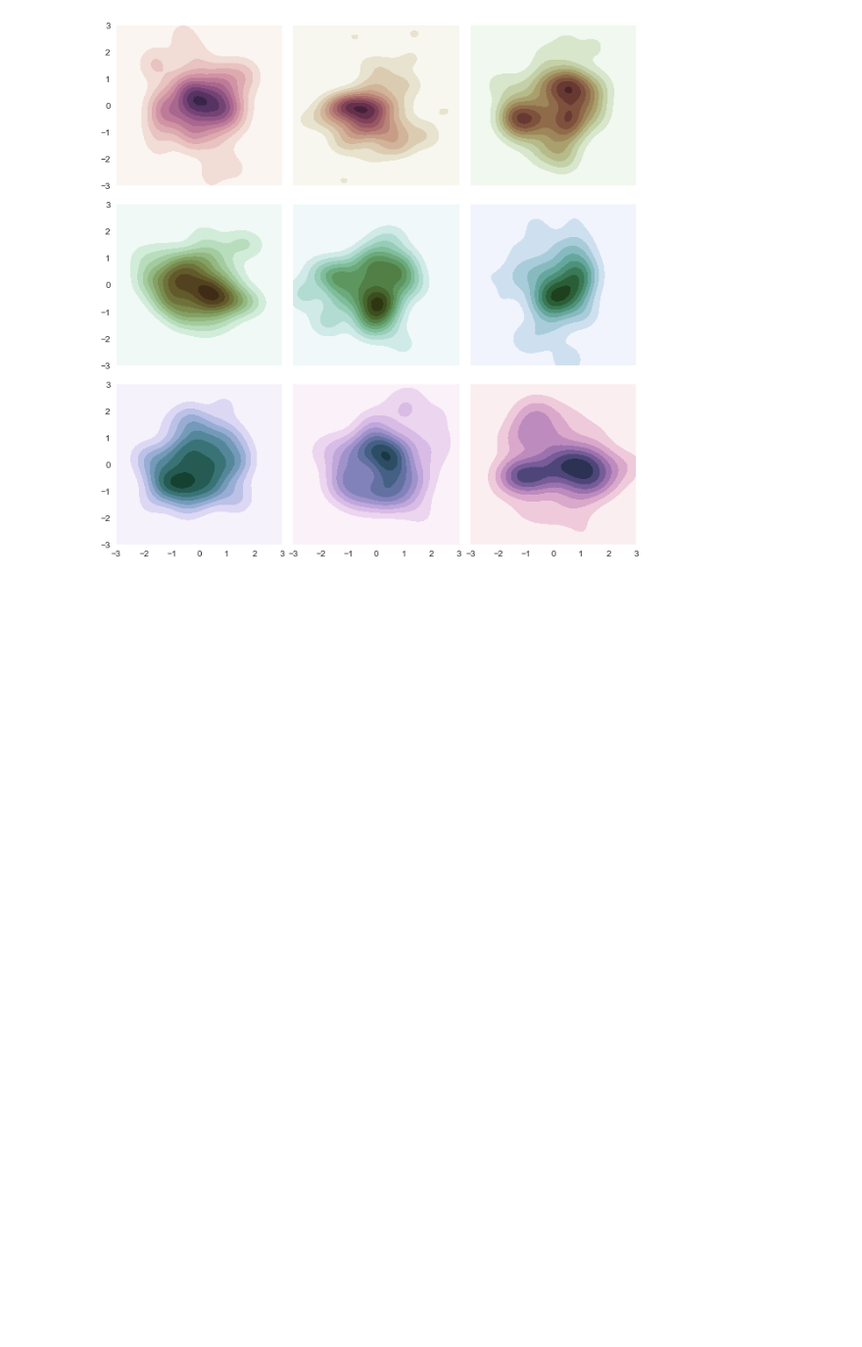
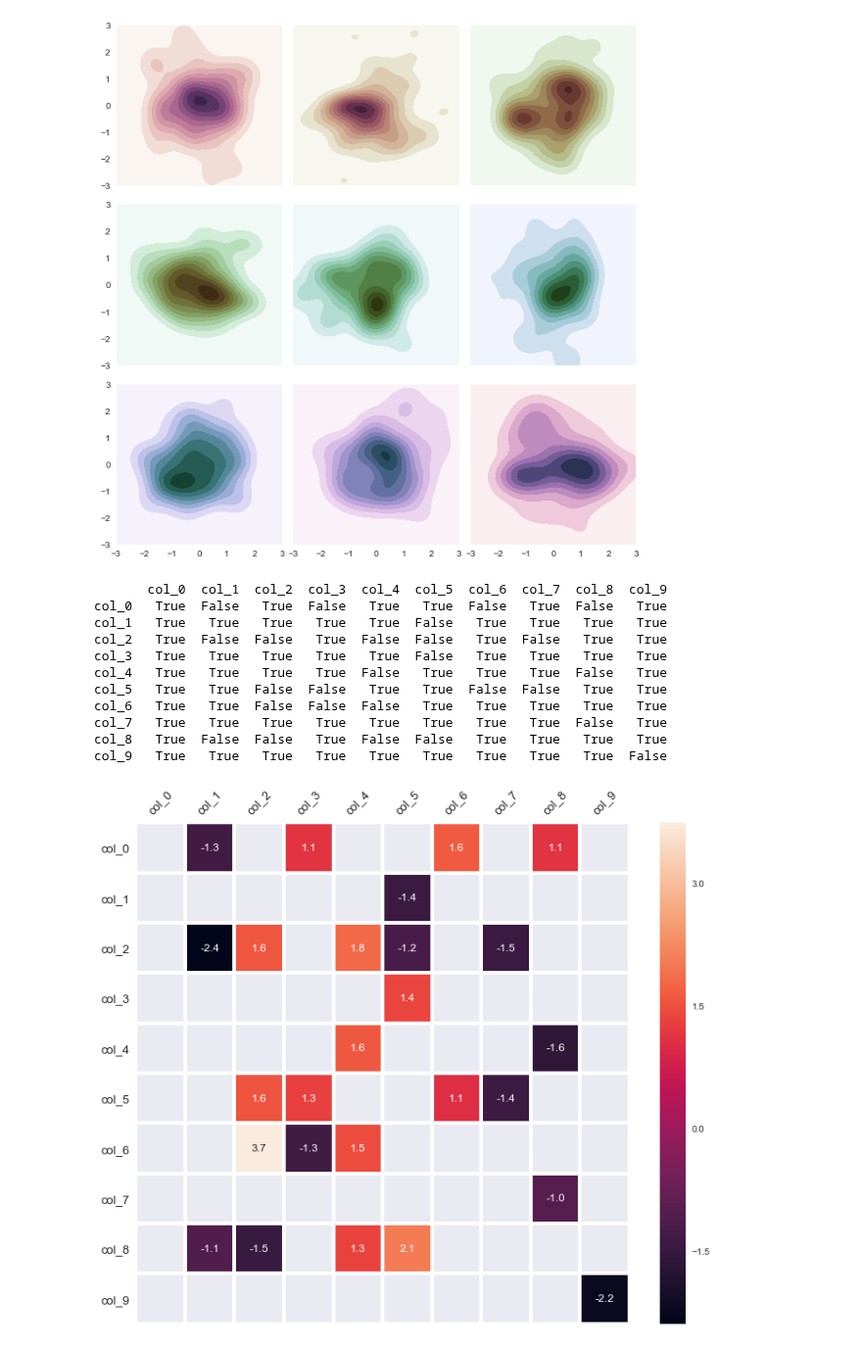
Before and after one commit to frhyme/frhyme.github.io, a Jupyter notebook: _posts/personal_ipynb/180604 - seaborn-basic.ipynb, the cells around one changed output. Shown at 98% size. Cells and saved outputs as stored; diff of their text form; code cells hidden in the pictures; blank space fills up the shorter version.

```diff
--- a/_posts/personal_ipynb/180604 - seaborn-basic.ipynb
+++ b/_posts/personal_ipynb/180604 - seaborn-basic.ipynb
@@ -80,3 +80,48 @@ plt.show()
 # %% [output]
 [figure]
 [figure]
+# %%
+import numpy as np
+import matplotlib.pyplot as plt
+import seaborn as sns
+
+heatmap_df = pd.DataFrame(np.random.normal(0, 1, 100).reshape(10, 10),
+                          columns=['col_{}'.format(i) for i in range(0, 10)],
+                          index=['col_{}'.format(i) for i in range(0, 10)]
+                         )
+
+"""
+- True인 경우, 표시되지 않고, False인 경우만 표시됨
+- mask는 df의 형태로 넘길 수 있음.
+"""
+mask = heatmap_df.applymap(lambda x: True if abs(x)<1.0 else False)
+print(mask)
+
+plt.figure(figsize=(12, 10))
+sns.heatmap(heatmap_df, annot=True,
+            fmt=".1f",
+            #cmap=plt.cm.Blues,
+            mask=mask,
+            cbar=True,
+            linewidths=3)
+
+plt.tick_params(labelsize=13)
+plt.gca().xaxis.tick_top()
+plt.xticks(rotation=45)
+plt.yticks(rotation=0)
+
+plt.savefig('../../assets/images/markdown_img/180605_heatmap_sns.svg')
+plt.show()
+# %% [output]
+       col_0  col_1  col_2  col_3  col_4  col_5  col_6  col_7  col_8  col_9
+col_0   True  False   True  False   True   True  False   True  False   True
+col_1   True   True   True   True   True  False   True   True   True   True
+col_2   True  False  False   True  False  False   True  False   True   True
+col_3   True   True   True   True   True  False   True   True   True   True
+col_4   True   True   True   True  False   True   True   True  False   True
+col_5   True   True  False  False   True   True  False  False   True   True
+col_6   True   True  False  False  False   True   True   True   True   True
+col_7   True   True   True   True   True   True   True   True  False   True
+col_8   True  False  False   True  False  False   True   True   True   True
+col_9   True   True   True   True   True   True   True   True   True  False
+[figure, added]
```
Also changed, not shown: 12 other files.
